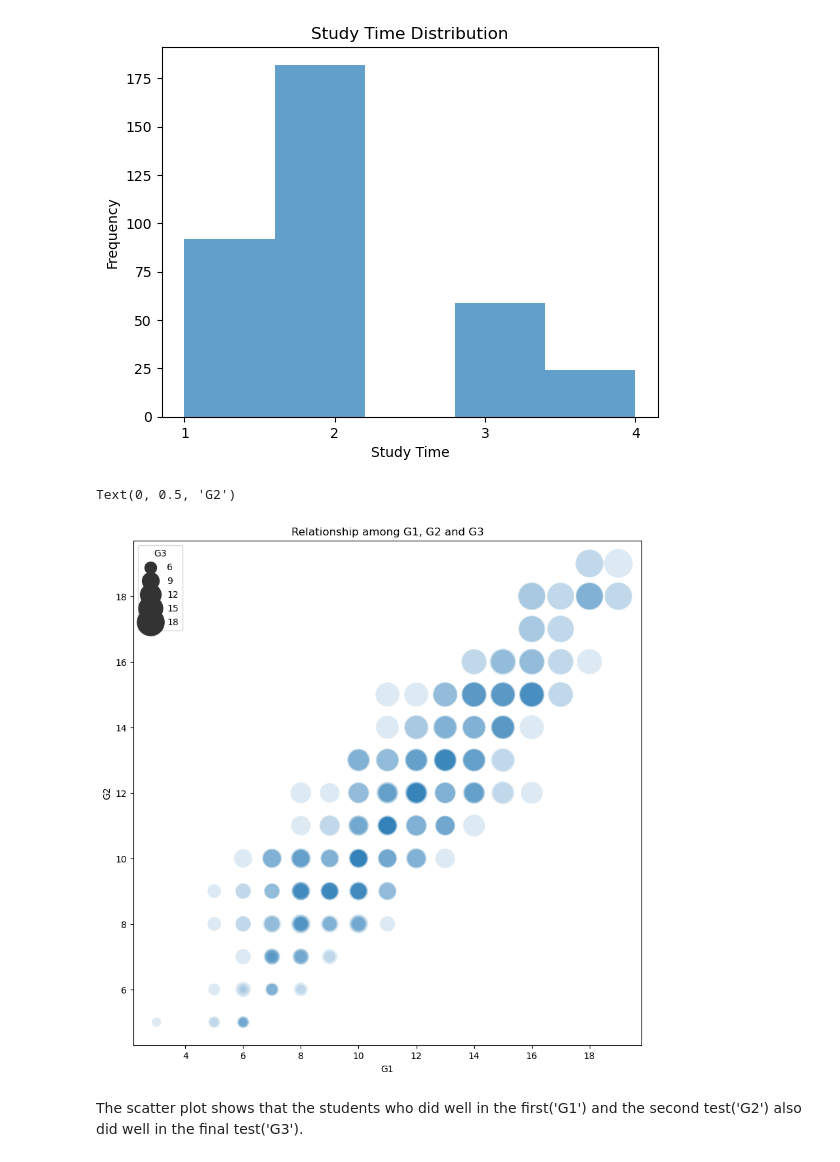
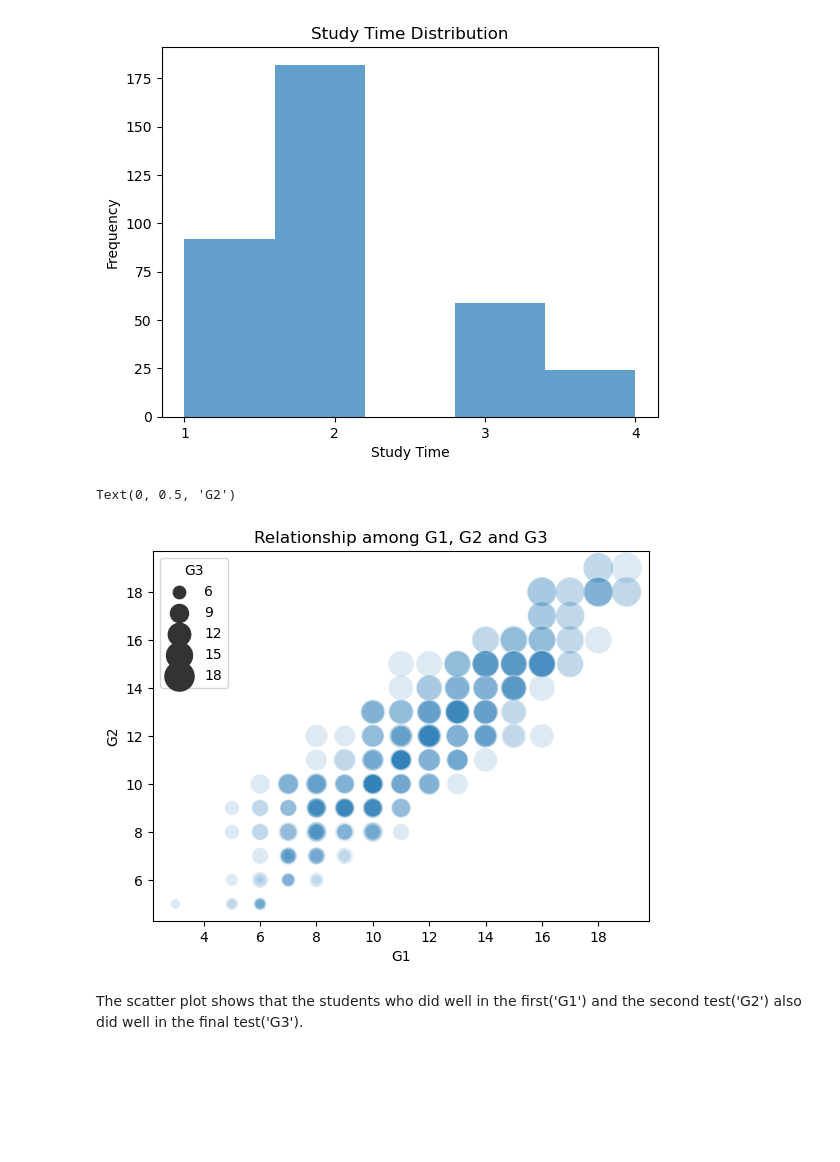
Before and after one commit to AsifNibir/Student-Grade-Prediction, a Jupyter notebook: notebook_student_lgbm.ipynb, the cells around one changed output. Saved outputs shown, nothing was run; the diff lists cells and outputs as text; code cells hidden in the pictures; blank space fills up the shorter version.

```diff
--- a/notebook_student_lgbm.ipynb
+++ b/notebook_student_lgbm.ipynb
@@ -186,14 +186,14 @@ ax.set_ylabel('Frequency')
 Text(0, 0.5, 'Frequency')
 [figure]
 # %%
-fig, ax = plt.subplots(figsize=(10,10))
-sns.scatterplot(x= data_new['G1'], y = data_new['G2'], size= data_new['G3'], sizes=(50, 1000), alpha=0.15)
+fig, ax = plt.subplots()
+sns.scatterplot(x= data_new['G1'], y = data_new['G2'], size= data_new['G3'], sizes=(20, 500), alpha=0.15)
 ax.set_title('Relationship among G1, G2 and G3')
 ax.set_xlabel('G1')
 ax.set_ylabel('G2')
 # %% [output]
 Text(0, 0.5, 'G2')
-[figure, old version]
+[figure, new version]
 # %% [markdown]
 The scatter plot shows that the students who did well in the first('G1') and the second test('G2') also did well in the final test('G3').
 # %%
```
